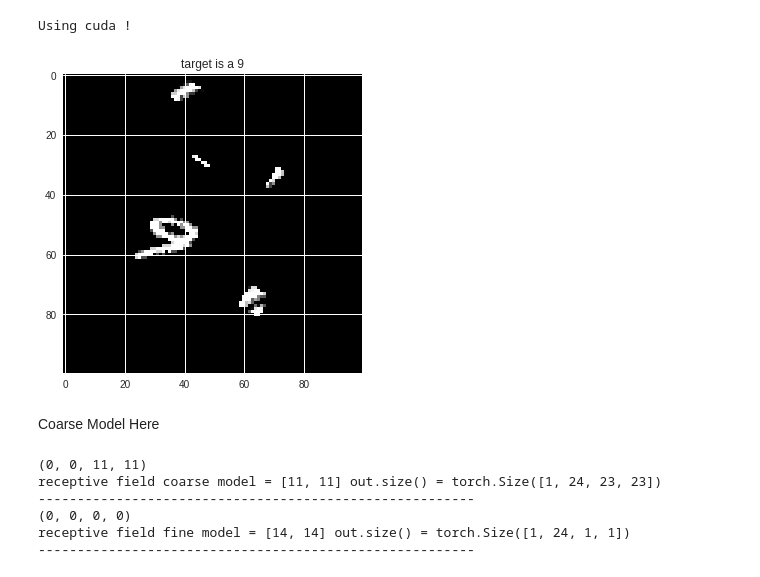
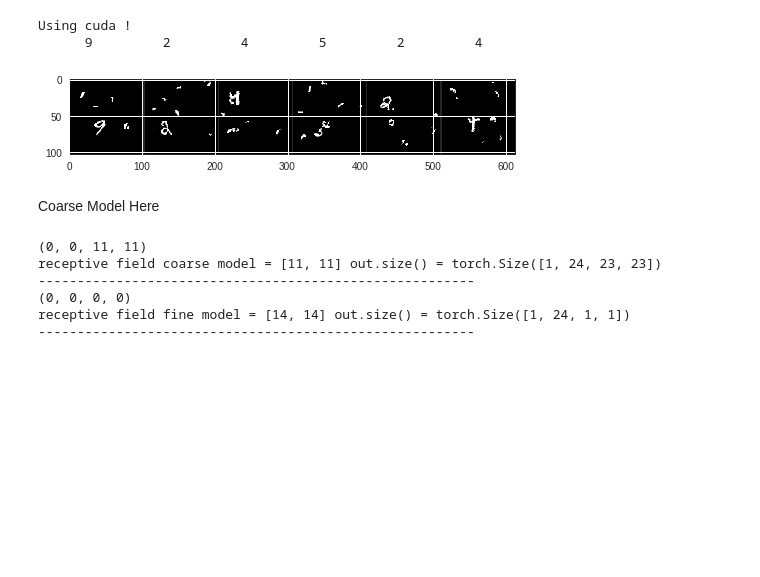
Before and after one commit to philqc/Dynamic-Capacity-Network-Pytorch, a Jupyter notebook: DCN_MNIST.ipynb, the cells around one changed output. Drawn from its saved outputs; the diff is of its cells as text; code cells hidden in the pictures; blank space fills up the shorter version.

```diff
--- a/DCN_MNIST.ipynb
+++ b/DCN_MNIST.ipynb
@@ -44,8 +59,8 @@ Drive already mounted at /content/drive; to attempt to forcibly remount, call dr
 
 image_size = 100
 
-batch_size = 250
-batch_size_eval = 1000
+batch_size = 256
+batch_size_eval = 512
 
 
 added_path = 'drive/My Drive/mnist-cluttered-master/'
@@ -118,7 +133,7 @@ class CustomDataset(Dataset):
 transform_train = transforms.Compose([
     # need to transform to pili image to  apply transforms
     transforms.ToPILImage(),
-    transforms.RandomRotation((-45, 45)),
+    transforms.RandomRotation((-30, 30)),
     transforms.ToTensor(),
     transforms.Normalize((0.1307,), (0.3081,))
 ])
@@ -171,17 +186,20 @@ test_loader = DataLoader(
 
 def print_some_image(loader, n_images):
     # visualize and understand the data
-    for inputs, targets in loader:
-        for i in range(len(inputs)):
-            img = inputs[i, 0, :, :]
-            plt.figure()
-            plt.imshow(img, cmap='Greys_r')
+    # get some random training images
+    dataiter = iter(train_loader)
+    images, labels = dataiter.next()
+    # show images
+    imshow(utils.make_grid(images[:n_images]))
+    # print labels
+    print(' '.join('  %5s  ' % set_classes[labels[j]] for j in range(n_images)))
 
-            plt.title('target is a ' + set_classes[targets[i]])
-            plt.show()
-            if i == n_images - 1:
-                break
-        break
+
+# visualize and understand the data
+def imshow(img):
+    npimg = img.numpy()
+    plt.imshow(img[0, :, :], cmap='Greys_r')
+
 
 def print_one_image(img, label):
     plt.figure()
@@ -217,35 +235,36 @@ def compute_RF_numerical(net, img_np):
     image = Variable(torch.from_numpy(img_np).float(), requires_grad=True).to(device)
     out_cnn = net(image)
     out_shape = out_cnn.size()
     ndims = len(out_cnn.size())
 
     grad = torch.zeros(out_cnn.size()).to(device)
     l_tmp = []
 
     for i in range(ndims):
         if i == 0 or i == 1:  # batch or channel
             l_tmp.append(0)
         else:
             l_tmp.append(int(out_shape[i] / 2))
 
     print(tuple(l_tmp))
     grad[tuple(l_tmp)] = 1
 
     image.register_hook(save_grad('y'))
     out_cnn.backward(gradient=grad)
 
     grad_np = grads_img['y'][0, 0].data.cpu().numpy()
     idx_nonzeros = np.where(grad_np != 0)
     RF = [np.max(idx)-np.min(idx) + 1 for idx in idx_nonzeros]
 
     return RF, out_cnn.size()
 
 
 
-print_some_image(train_loader, 1)
+print_some_image(train_loader, 6)
 # %% [output]
 Using cuda !
+      9         2         4         5         2         4
-[figure, old version]
+[figure, new version]
 # %% [markdown]
 Coarse Model Here
 # %%
```
Also changed, not shown: parts of 6 cells of this notebook.
